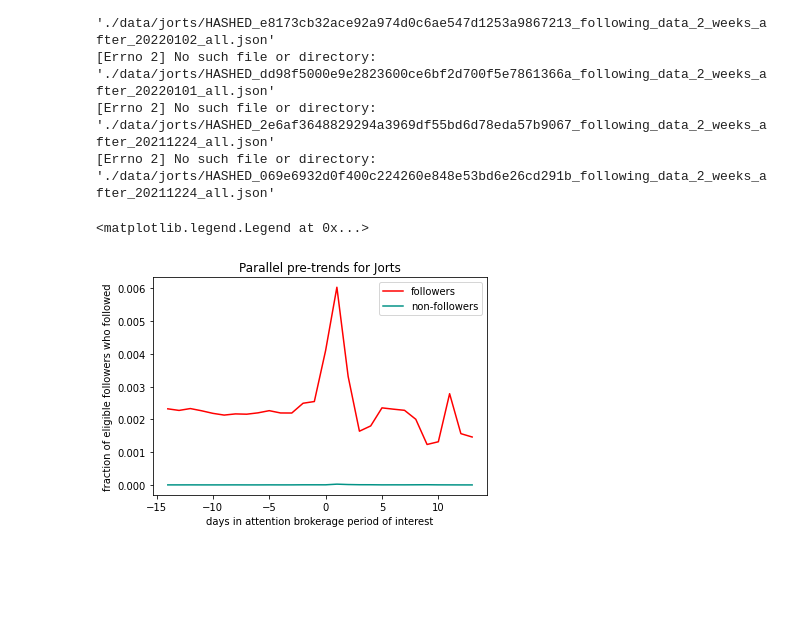
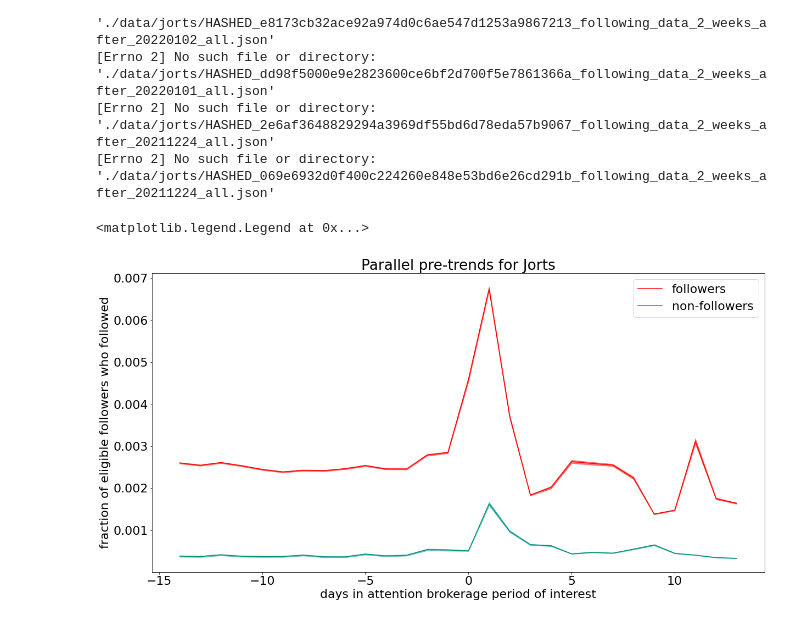
Before and after one commit to Reneejo67/jorts-replication, a Jupyter notebook: jorts_data_parsing_interpolation_clean.ipynb, the cells around one changed output. Drawn from its saved outputs; the diff is of its cells as text; code cells hidden in the pictures; blank space fills up the shorter version.

```diff
--- a/jorts_data_parsing_interpolation_clean.ipynb
+++ b/jorts_data_parsing_interpolation_clean.ipynb
@@ -150,12 +150,21 @@ for rt_acct, rt_ts in rt_to_ts.items():
 %matplotlib inline
 import matplotlib.pyplot as plt
 import numpy as np
+
+DENOM_NON = 17890822
+DENOM_FOL = 163987
+plt.rcParams.update({'font.size': 22})
+plt.rcParams['figure.figsize'] = (20, 10)
+
 lvls_non = {i: [] for i in range(14)}
 lvls_foll = {i: [] for i in range(14)}
 
 line_non = []
 
 line_foll = []
+
+stds_non = []
+stds_foll = []
 
 c = 0
 # pre-trends analysis
@@ -171,57 +180,86 @@ for idx in range(14):
         lvls_non[idx] = lvls_non[idx] + [
             sorted([(k, vv) for k, vv in v[False].items()], key=lambda b: b[0])[idx][1]
         ]
-    mean_non = np.sum([i + c for i in np.array(lvls_non[idx]) / 10e8])
-    mean_foll = np.sum([i + c for i in np.array(lvls_foll[idx]) / len(jorts_followers_ts)])
+    mean_non = np.sum([i + c for i in np.array(lvls_non[idx]) / DENOM_NON])
+    mean_foll = np.sum([i + c for i in np.array(lvls_foll[idx]) / DENOM_FOL])
+    std_non = np.std([i + c for i in np.array(lvls_non[idx]) / DENOM_NON])
+    std_foll = np.std([i + c for i in np.array(lvls_foll[idx]) / DENOM_FOL])
     line_non.append(mean_non)
     line_foll.append(mean_foll)
+    stds_non.append(std_non)
+    stds_foll.append(std_foll)
 
 line_foll_b4 = line_foll
 line_non_b4 = line_non
+stds_foll_b4 = stds_foll
+stds_non_b4 = stds_foll
 
 lvls_non = {i: [] for i in range(14)}
 lvls_foll = {i: [] for i in range(14)}
 
 line_non = []
-
+stds_non = []
+stds_foll = []
 line_foll = []
 for idx in range(14):
     for rt_acct, v in followers_gained_post_jorts.items():
         if v == {}:
             lvls_foll[idx] = lvls_foll[idx] + [0]
             lvls_non[idx] = lvls_non[idx] + [0]
             continue
         lvls_foll[idx] = lvls_foll[idx] + [
             sorted([(k, vv) for k, vv in v[True].items()], key=lambda b: b[0])[idx][1]
         ]
         lvls_non[idx] = lvls_non[idx] + [
             sorted([(k, vv) for k, vv in v[False].items()], key=lambda b: b[0])[idx][1]
         ]
-    mean_non = np.sum([i + c for i in np.array(lvls_non[idx]) / 10e8])
-    mean_foll = np.sum([i + c for i in np.array(lvls_foll[idx]) / len(jorts_followers_ts)])
-
+    mean_non = np.sum([i + c for i in np.array(lvls_non[idx]) / DENOM_NON])
+    mean_foll = np.sum([i + c for i in np.array(lvls_foll[idx]) / DENOM_FOL])
+    std_non = np.std([i + c for i in np.array(lvls_non[idx]) / DENOM_NON])
+    std_foll = np.std([i + c for i in np.array(lvls_foll[idx]) / DENOM_FOL])
     line_non.append(mean_non)
     line_foll.append(mean_foll)
+    stds_non.append(std_non)
+    stds_foll.append(std_foll)
 
+stds_of_foll = np.array(list(stds_foll_b4) + list(stds_foll))
+means_of_foll = np.array(list(line_foll_b4) + list(line_foll))
+stds_of_non = np.array(list(stds_non_b4) + list(stds_non))
+means_of_non = np.array(list(line_non_b4) + list(line_non))
+
+plt.fill_between(
+    [i for i in range(-14, 14)],
+    means_of_foll - stds_of_foll,
+    means_of_foll + stds_of_foll,
+    color='red',
+    alpha=0.5,
+)
 plt.plot(
     [i for i in range(-14, 14)],
-    list(line_foll_b4) + list(line_foll) ,
+    means_of_foll,
     color='red',
     label='followers'
 )
+plt.fill_between(
+    [i for i in range(-14, 14)],
+    means_of_non - stds_of_non,
+    means_of_non + stds_of_non,
+    color='xkcd:teal',
+    alpha=0.5,
+)
 plt.plot(
     [i  for i in range(-14, 14)],
-    list(line_non_b4) + list(line_non) ,
+    means_of_non,
     color='xkcd:teal',
     label='non-followers'
 )
 plt.xlabel('days in attention brokerage period of interest')
 plt.ylabel('fraction of eligible followers who followed')
 plt.title('Parallel pre-trends for Jorts')
 plt.legend()
 # %% [output]
 <matplotlib.legend.Legend at 0x...>
-[figure, old version]
+[figure, new version]
 # %%
 import pandas as pd
 import random
```
Also changed, not shown: parts of 2 cells of this notebook, 6 other files.
